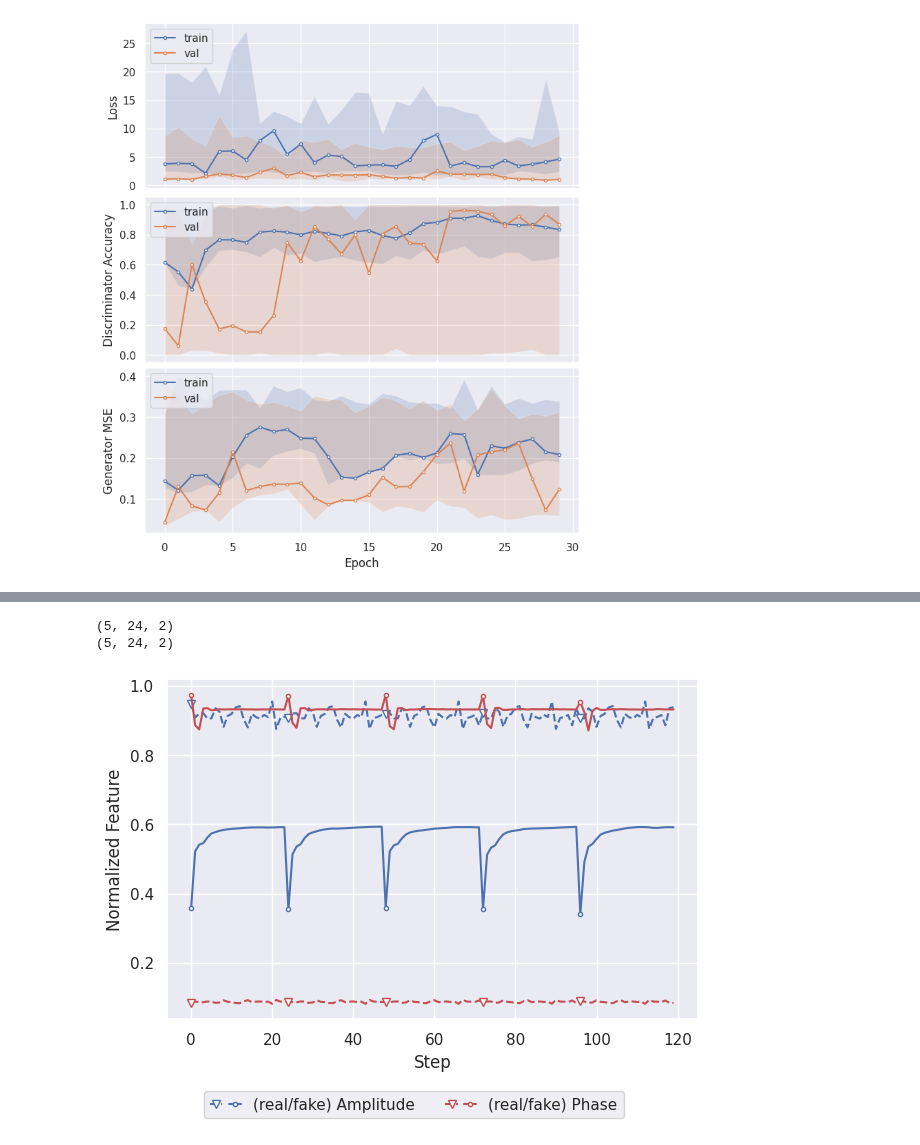
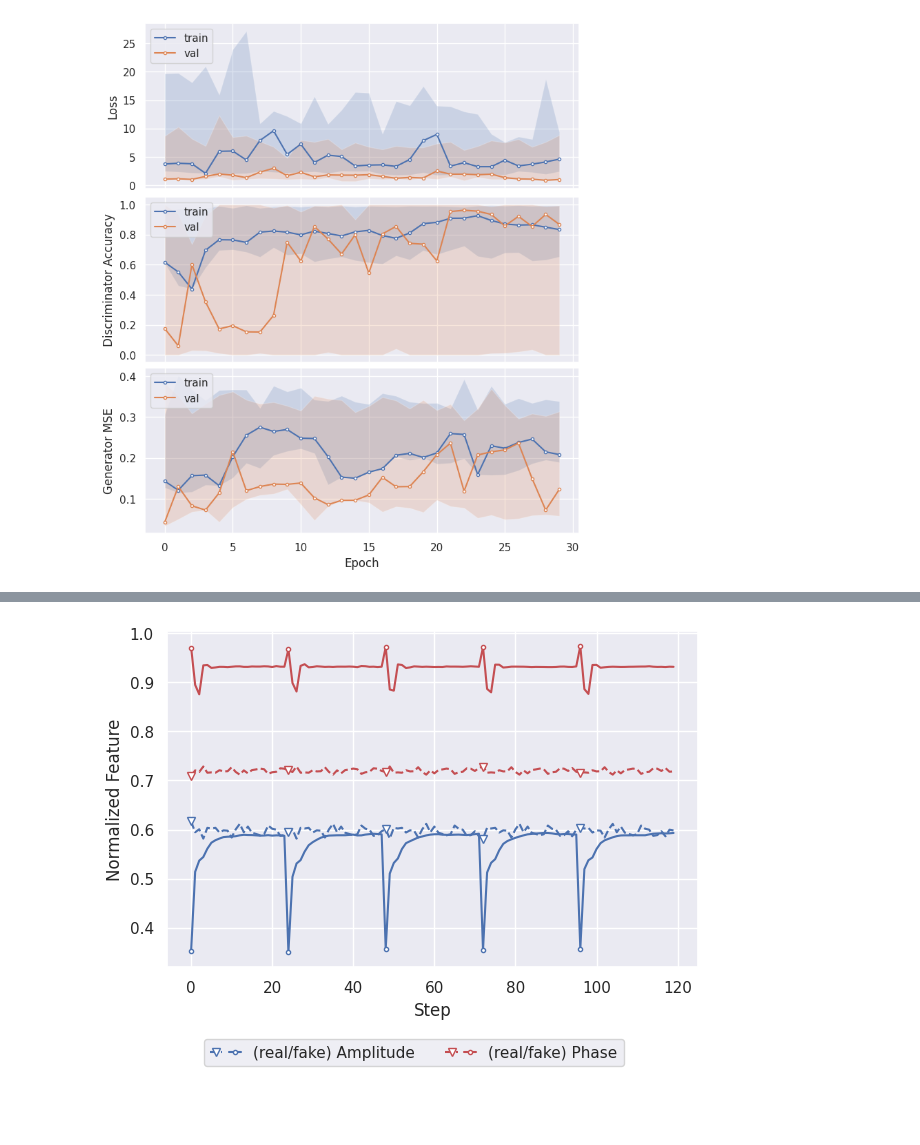
Before and after one commit to zanderman/gan-wireless-5g, a Jupyter notebook: gan.ipynb, the cells around one changed output, grey strips where cells are left out. Saved outputs shown, nothing was run; the diff lists cells and outputs as text; code cells hidden in the pictures; blank space fills up the shorter version.

Commit message:
Generation plot now uses validation data

```diff
--- a/gan.ipynb
+++ b/gan.ipynb
@@ -1071,7 +1071,7 @@ dataset_loader_func = dataset_loader_wrapper(
 # n = 10_000
 n = 5
 train, val, test = dataset_loader_func(n)
-x_real = next(iter(train))
+x_real = next(iter(val))
 x_fake = model.generator(tf.random.normal(shape=(*x_real.shape[:-1],128)))
 
 
@@ -1105,3 +1105 @@ fig.savefig(roots['images']/'gan_generator_example.png', bbox_inches='tight')
-(5, 24, 2)
-(5, 24, 2)
-[figure, old version]
+[figure, new version]
```
Also changed, not shown: parts of 1 cell of this notebook.
